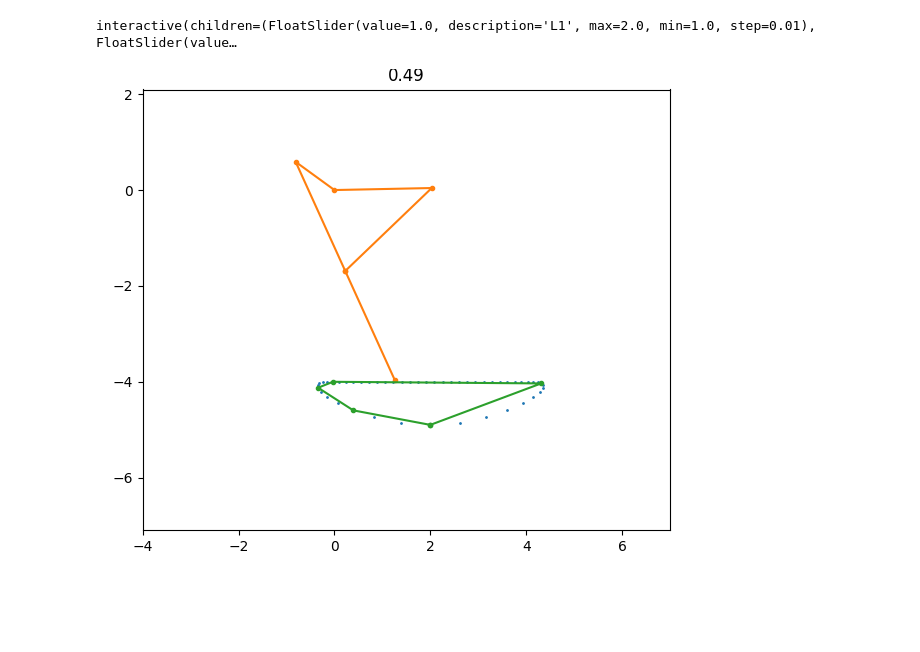
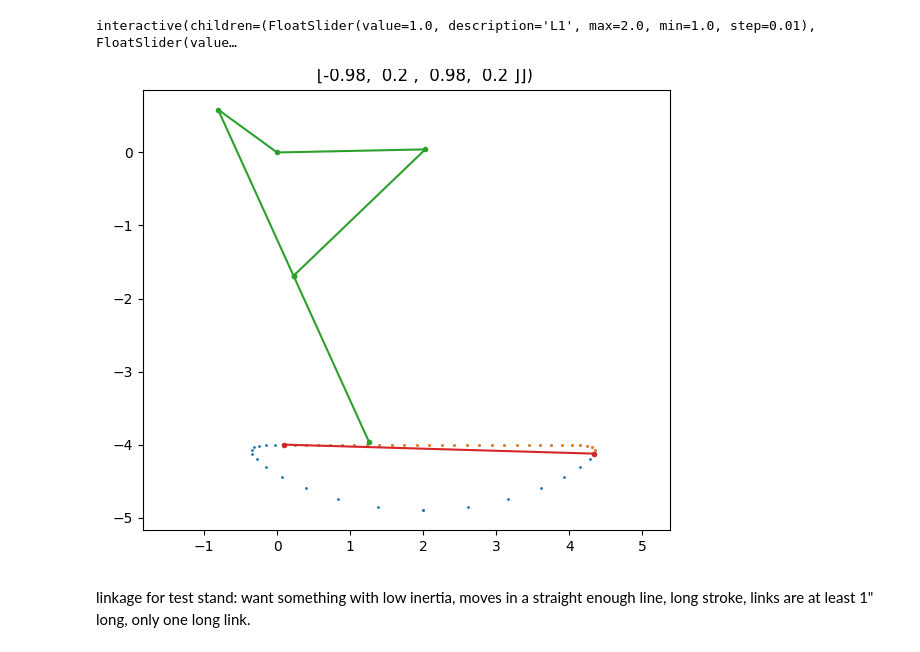
Before and after one commit to NovelMobileRobotsLab/pinto-squirrel, a Jupyter notebook: lambda.ipynb, the cells around one changed output. Cells and saved outputs as stored; diff of their text form; code cells hidden in the pictures; blank space fills up the shorter version.

Commit message:
rethink objective func for test stand linkage

```diff
--- a/lambda.ipynb
+++ b/lambda.ipynb
@@ -11,6 +11,7 @@ from scipy.optimize import root
 def get_path(dims, npts, guess=np.array([-0.8128368,0.58249149, 0.78720871, 0.61668667])):
     theta1_range = np.linspace(0, 2*pi, npts)
     path = []
+    segment = []
     sols = []
 
     L1, L2, L3, L4, L5, theta5 = dims
@@ -43,10 +44,12 @@ def get_path(dims, npts, guess=np.array([-0.8128368,0.58249149, 0.78720871, 0.61
 
         p5 = L1*np.array([cos1, sin1]) + L2*np.array([cos2, sin2]) + L5*np.array([cos2*cos5-sin2*sin5, sin2*cos5+cos2*sin5])
 
+        if(cos1*sin2 - sin1*cos2 > 0):
+            segment.append(p5)
         path.append(p5)
         sols.append(sol)
 
-    return np.array(path), sols
+    return np.array(path), np.array(segment), sols
 
 def get_links(dims, sols, theta1_vis=0):
     L1, L2, L3, L4, L5, theta5 = dims
@@ -91,10 +94,10 @@ def perpendicular_distance(p, p1, p2):
 dims = (1, 2.5, 2.5, 2, 2.5, radians(10))
 npts = 50
 
-path, sols = get_path(dims, npts)
+path, segment, sols = get_path(dims, npts)
 links = get_links(dims, sols)
 
-path_simp = douglas_peucker(path, 0.1)
+path_simp = douglas_peucker(segment, 0.1)
 
 
 
@@ -103,62 +106,52 @@ fig = plt.figure(figsize=(6,5))
 ax = fig.subplots(1, 1)
 fig.tight_layout()
 ax.axis('equal')
-ax.set_xlim(-4, 7)
-ax.set_ylim(-8, 3)
+# ax.set_xlim(-4, 9)
+# ax.set_ylim(-10, 3)
 
 path_pts, = ax.plot(path[:,0], path[:,1], 'o', markersize=1)
+segment_pts, = ax.plot(segment[:,0], segment[:,1], 'o', markersize=1)
 link_pts, = ax.plot(links[:,0], links[:,1], 'o-', markersize=3)
 simp_pts, = ax.plot(path_simp[:,0], path_simp[:,1], 'o-', markersize=3)
 
 guess = np.array([-0.8128368,0.58249149, 0.78720871, 0.61668667])
 
 def update(
         L1=FloatSlider(min=1, max=2, step=0.01, value=1),
         L2=FloatSlider(min=1, max=4, step=0.01, value=2.5),
         L3=FloatSlider(min=1, max=4, step=0.01, value=2.5),
         L4=FloatSlider(min=1, max=4, step=0.01, value=2),
-        L5=FloatSlider(min=1, max=4, step=0.01, value=2.5),
+        L5=FloatSlider(min=1, max=15, step=0.01, value=2.5),
         theta5=FloatSlider(min=-90, max=90, step=1, value=0),
         theta1_vis=IntSlider(min=0, max=npts-1, step=1, value=20),
         epsilon=FloatSlider(min=0, max=1, step=0.01, value=0.3),
         ):
     dims = (L1, L2, L3, L4, L5, radians(theta5))
 
     global guess
-    path, sols = get_path(dims, npts, guess=guess)
-    guess = sols[0]
+    path, segment, sols = get_path(dims, npts, guess=guess)
+    # guess = sols[0]
     links = get_links(dims, sols, theta1_vis)
-    path_simp = douglas_peucker(path, epsilon)
+    path_simp = douglas_peucker(segment, epsilon)
 
-
-
-    sin1, cos1 = (sin(2*pi*theta1_vis/npts), cos(2*pi*theta1_vis/npts))
-    sin5, cos5 = (sin(theta5), cos(theta5))
-    sin2, cos2, sin3, cos3 = sols[theta1_vis]
-    # ang12 = np.mod(degrees(atan2(sin2,cos2) - atan2(sin1,cos1)), 360)
-    ang12 = cos1*sin2 - sin1*cos2
-
-
-
-
-    # 0 < atan2(sin2,cos2) - atan2(sin1,cos1) < pi
-    # sin1*sin
-
-
-    ax.set_title(repr(np.round(ang12, 2)))
+    ax.set_title(repr(np.round(sols, 2)))
 
     path_pts.set_data((path[:,0], path[:,1]))
+    segment_pts.set_data((segment[:,0], segment[:,1]))
     link_pts.set_data((links[:,0], links[:,1]))
     simp_pts.set_data((path_simp[:,0], path_simp[:,1]))
 
     fig.canvas.draw_idle()
     ax.relim()
     ax.autoscale_view(True,True,True)
 
 _ = interact(update)
 # %% [output]
 interactive(children=(FloatSlider(value=1.0, description='L1', max=2.0, min=1.0, step=0.01), FloatSlider(value…
-[figure, old version]
+[figure, new version]
+# %% [markdown]
+linkage for test stand: want something with low inertia, moves in a straight enough line, long stroke,
+links are at least 1" long, only one long link.
 # %%
 def douglas_peucker(points, epsilon):
     if len(points) <= 2:
```
Also changed, not shown: parts of 1 cell of this notebook.
